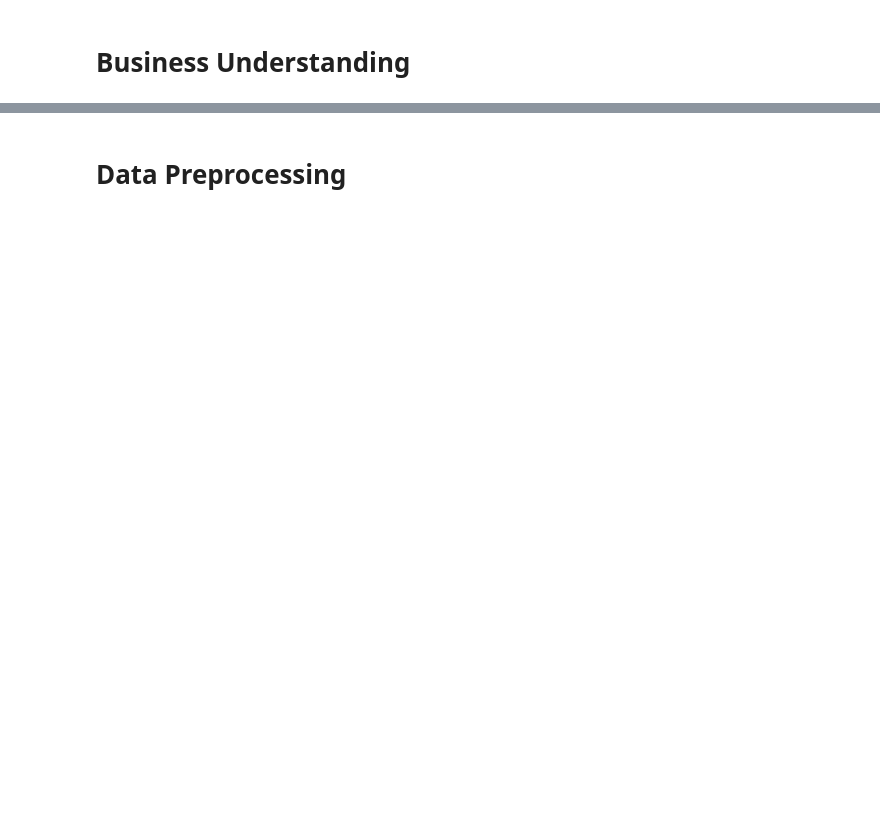
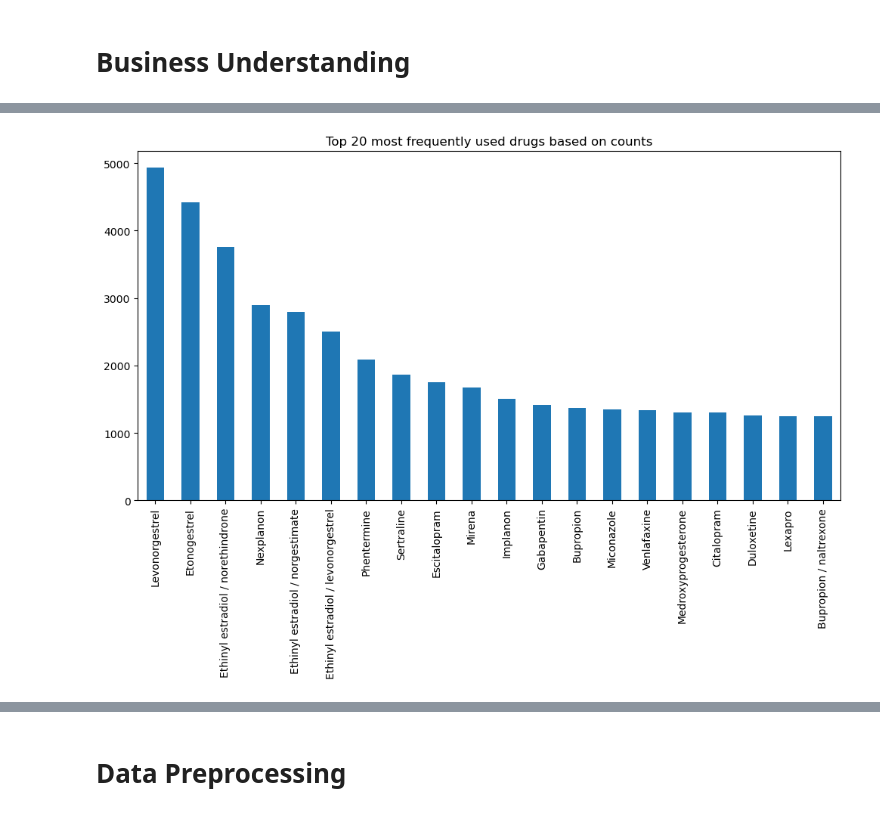
Before and after one commit to helenaglaring/AIML, a Jupyter notebook: AIML_drug_review.ipynb, the cells around one changed output, grey strips where cells are left out. Drawn from its saved outputs; the diff is of its cells as text; code cells hidden in the pictures; blank space fills up the shorter version.

Commit message:
modified:   .gitignore modified:   AIML_drug_review.ipynb modified:   README.md

```diff
--- a/AIML_drug_review.ipynb
+++ b/AIML_drug_review.ipynb
@@ -54,0 +115,8 @@ It's worth noting that BERT is a state-of-the-art model for NLP tasks, and it ma
+# %%
+# Import datasets
+df_train = pd.read_csv("drugs_review_train.csv")    # training set
+df_test = pd.read_csv("drugs_review_test.csv")      # test set
+
+# Print shape of train and test set
+print ("Shape of train set: ", df_train.shape)
+print ("Shape of test set: ", df_test.shape)
@@ -54,0 +168,8 @@ It's worth noting that BERT is a state-of-the-art model for NLP tasks, and it ma
+# %%
+# Merging test and train data set into new dataframe
+merge = [df_train, df_test]
+df = pd.concat(merge)
+
+print (df.shape)
+
+df.head(10)
@@ -54,0 +273,8 @@ It's worth noting that BERT is a state-of-the-art model for NLP tasks, and it ma
+# %%
+# Plotting top 20 most frequently used drugs
+plt.figure(figsize=(12,6))
+df['drugName'].value_counts().nlargest(20).plot(kind='bar')
+plt.title("Top 20 most frequently used drugs based on counts")
+plt.show()
+# %% [output]
+[figure, added]
```
Also changed, not shown: parts of 45 cells of this notebook, 2 other files.
